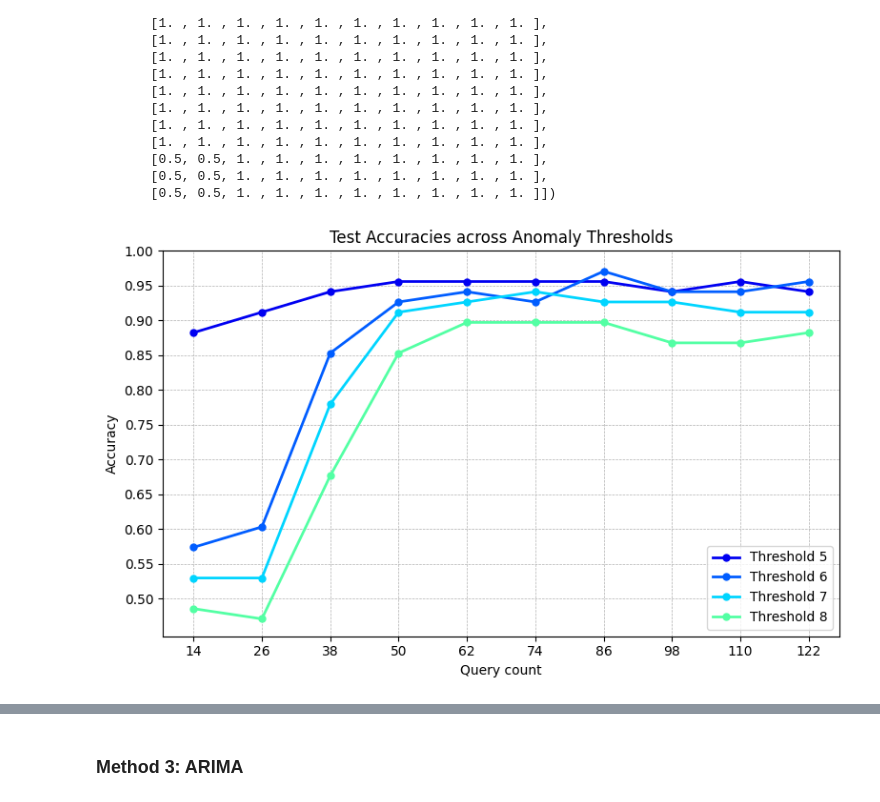
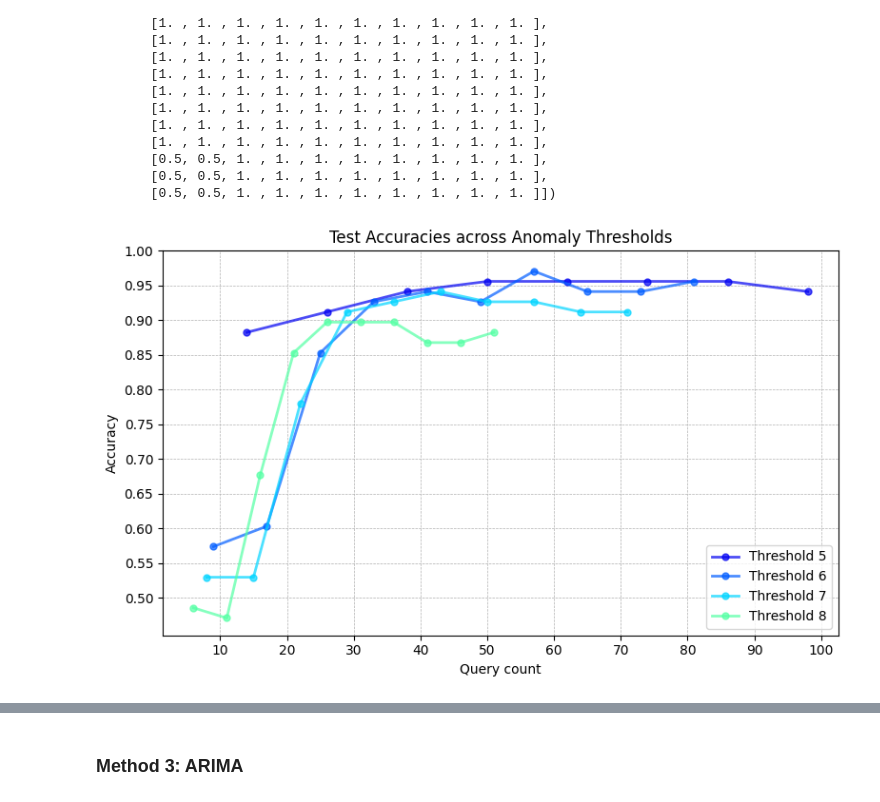
Before and after one commit to AmroAbdrabo/application-of-online-anomaly-detection-using-one-class-classification-to-z24, a Jupyter notebook: Chapter3-ActiveLearning/Streaming-AL/River/river_experiments.ipynb, the cells around one changed output, grey strips where cells are left out. Saved outputs shown, nothing was run; the diff lists cells and outputs as text; code cells hidden in the pictures.

Commit message:
more graphs

```diff
--- a/Chapter3-ActiveLearning/Streaming-AL/River/river_experiments.ipynb
+++ b/Chapter3-ActiveLearning/Streaming-AL/River/river_experiments.ipynb
@@ -423,0 +408,13 @@ The training data contains only one unique number
+# %%
+# AL
+accuracies_train_all_exp = [] # second element for med gaussian sampling
+accuracies_test_all_exp = [] # first element for min gaussian sampling
+n_samples_all_exp = []
+for met_iter in [0, 3, 2]:
+    method = met_iter
+    _, normalized_res = gaussian_scorer_multi(X_train_top_feats, window_size = 45,  grace_period = 20, method=met_iter, plot=False) # min aggregation
+    print(len(normalized_res))
+    test_accuracies, train_accuracies, samples_used = ad_to_al(normalized_res, warm_st=False)
+    accuracies_test_all_exp.append(test_accuracies)
+    accuracies_train_all_exp.append(train_accuracies)
+    n_samples_all_exp.append(samples_used)
@@ -469,0 +480,7 @@ plt.show()
+# %%
+# we consider the min here first
+accuracies_train_min = accuracies_train_all_exp[0] # second element for med gaussian sampling
+accuracies_test_min = accuracies_test_all_exp[0] # first element for min gaussian sampling
+n_samples_min = n_samples_all_exp[0]
+
+acc_train_matrix, acc_test_matrix, samples_matrix = plot_contour_al(accuracies_train_min, accuracies_test_min, n_samples_min)
@@ -488,39 +508,53 @@ array([[1. , 1. , 1. , 1. , 1. , 1. , 1. , 1. , 1. , 1. ],
 # %%
 test_accuracies_thresh_5 = acc_test_matrix[5, :]
 test_accuracies_thresh_8 = acc_test_matrix[8, :]
 test_accuracies_thresh_6 = acc_test_matrix[6, :]
 test_accuracies_thresh_7 = acc_test_matrix[7, :]
 
-n_samples = samples_matrix[5, :]
+n_samples_5 = samples_matrix[5, :]
+n_samples_6 = samples_matrix[6, :]
+n_samples_7 = samples_matrix[7, :]
+n_samples_8 = samples_matrix[8, :]
+
+test_accuracies_thresh_5 = test_accuracies_thresh_5[n_samples_5 < 100]
+test_accuracies_thresh_6 = test_accuracies_thresh_6[n_samples_6 < 100]
+test_accuracies_thresh_7 = test_accuracies_thresh_7[n_samples_7 < 100]
+test_accuracies_thresh_8 = test_accuracies_thresh_8[n_samples_8 < 100]
+
+n_samples_8 = n_samples_8[n_samples_8 < 100]
+n_samples_7 = n_samples_7[n_samples_7 < 100]
+n_samples_6 = n_samples_6[n_samples_6 < 100]
+n_samples_5 = n_samples_5[n_samples_5 < 100]
 
 # make the colors close together
 colors = plt.cm.jet(np.linspace(0.10, 0.45, 4))
 plt.figure(figsize=(8, 5))
 
+alpha = 0.7
 # add markers
-plt.plot(n_samples, test_accuracies_thresh_5, color=colors[0], label='Threshold 5',
+plt.plot(n_samples_5, test_accuracies_thresh_5, color=colors[0], alpha = alpha, label='Threshold 5',
          linewidth=2, linestyle='-', marker='o', markersize=5)
-plt.plot(n_samples, test_accuracies_thresh_6, color=colors[1], label='Threshold 6',
+plt.plot(n_samples_6, test_accuracies_thresh_6, color=colors[1], alpha = alpha, label='Threshold 6',
          linewidth=2, linestyle='-', marker='o', markersize=5)
-plt.plot(n_samples, test_accuracies_thresh_7, color=colors[2], label='Threshold 7',
+plt.plot(n_samples_7, test_accuracies_thresh_7, color=colors[2], alpha = alpha, label='Threshold 7',
          linewidth=2, linestyle='-', marker='o', markersize=5)
-plt.plot(n_samples, test_accuracies_thresh_8, color=colors[3], label='Threshold 8',
+plt.plot(n_samples_8, test_accuracies_thresh_8, color=colors[3], alpha = alpha, label='Threshold 8',
          linewidth=2, linestyle='-', marker='o', markersize=5)
 
 plt.title('Test Accuracies across Anomaly Thresholds')
 plt.xlabel('Query count')
 plt.ylabel('Accuracy')
 
 plt.grid(True, which='major', linestyle='--', linewidth=0.5)
 num_ticks = 10  # or however many you want
-x_ticks = np.linspace(n_samples[0], n_samples[-1], num_ticks)
+x_ticks = np.linspace(10, 100, num_ticks)
 plt.xticks(x_ticks)
 plt.yticks(np.linspace(0.5, 1, 11))
 plt.legend()
 plt.tight_layout()
 plt.show()
 # %% [output]
-[figure, old version]
+[figure, new version]
 # %%
 # okay, so it seems threshold 6 performs best let's visualize it
 _, normalized_res = gaussian_scorer_multi(X_train_top_feats, window_size = 45,  grace_period = 20, method=0, plot=False) # min aggregation
```
Also changed, not shown: parts of 16 cells of this notebook.
